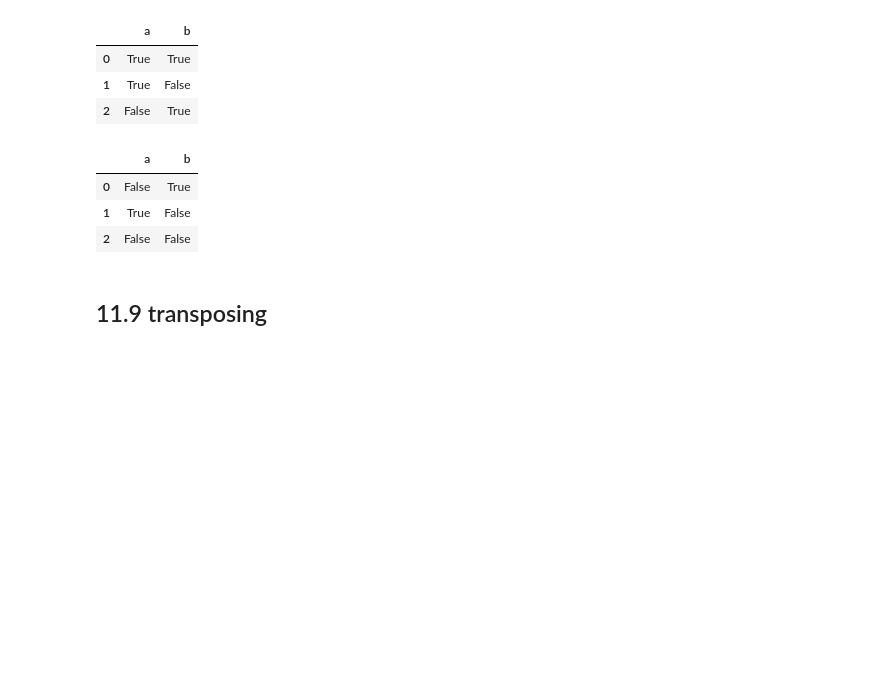
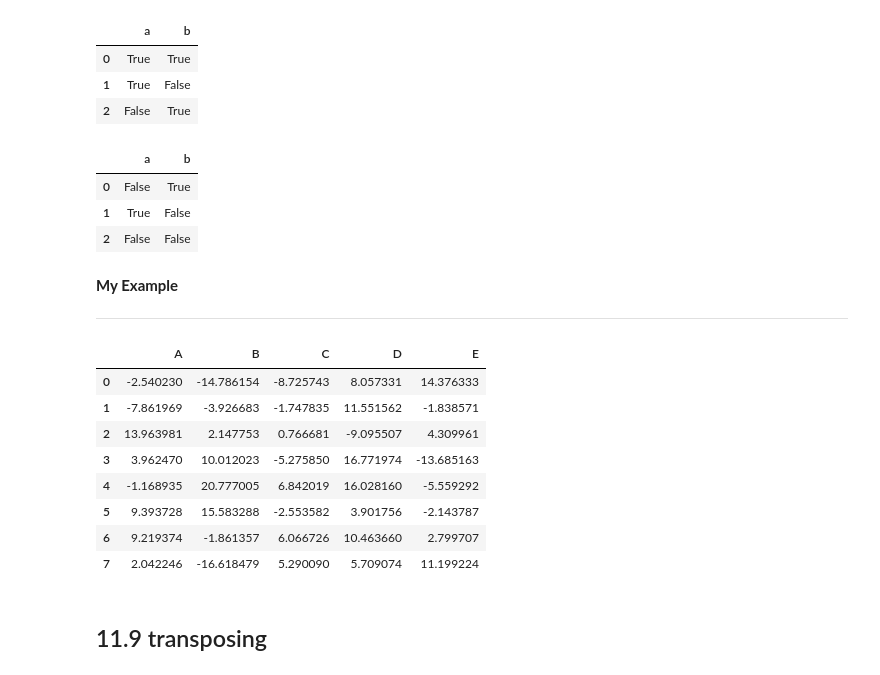
Before and after one commit to rdezwart/Week1-Introduction_to_Python, a Jupyter notebook: Introduction_to_Python.ipynb, the cells around one changed output. Drawn from its saved outputs; the diff is of its cells as text; code cells hidden in the pictures; blank space fills up the shorter version.

Commit message:
Add final examples

```diff
--- a/Introduction_to_Python.ipynb
+++ b/Introduction_to_Python.ipynb
@@ -2329,6 +2488,27 @@ df1^df2
 | 0 | False | True |
 | 1 | True | False |
 | 2 | False | False |
+# %% [markdown]
+**My Example**
+
+---
+# %%
+# Create data frame
+my_frame = pd.DataFrame(np.random.randn(8, 5), columns=list("ABCDE"))
+
+# Apply arithmetic to entire series
+my_frame = my_frame * 10
+my_frame + 1
+# %% [output]
+|  | A | B | C | D | E |
+| 0 | -2.540230 | -14.786154 | -8.725743 | 8.057331 | 14.376333 |
+| 1 | -7.861969 | -3.926683 | -1.747835 | 11.551562 | -1.838571 |
+| 2 | 13.963981 | 2.147753 | 0.766681 | -9.095507 | 4.309961 |
+| 3 | 3.962470 | 10.012023 | -5.275850 | 16.771974 | -13.685163 |
+| 4 | -1.168935 | 20.777005 | 6.842019 | 16.028160 | -5.559292 |
+| 5 | 9.393728 | 15.583288 | -2.553582 | 3.901756 | -2.143787 |
+| 6 | 9.219374 | -1.861357 | 6.066726 | 10.463660 | 2.799707 |
+| 7 | 2.042246 | -16.618479 | 5.290090 | 5.709074 | 11.199224 |
 # %% [markdown]
 ## 11.9 transposing
 # %% [markdown]
```
Also changed, not shown: parts of 25 cells of this notebook.
